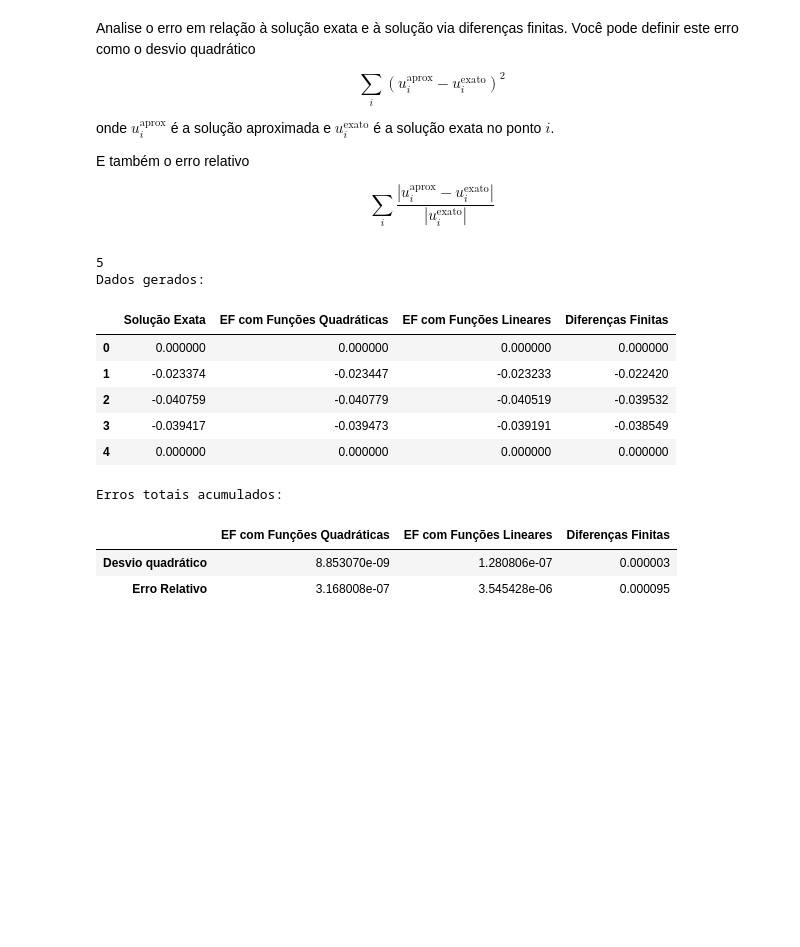
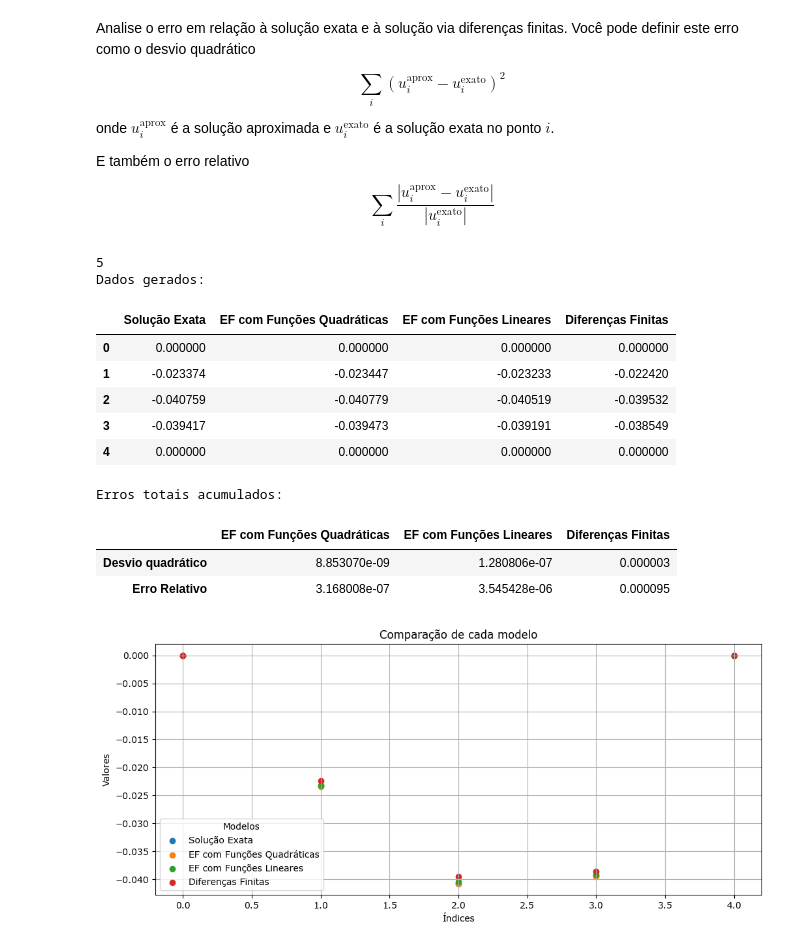
Before and after one commit to danttis/Finite-elements, a Jupyter notebook: Elementos Finitos.ipynb, the cells around one changed output. Drawn from its saved outputs; the diff is of its cells as text; code cells hidden in the pictures; blank space fills up the shorter version.

Commit message:
update plot

```diff
--- a/Elementos Finitos.ipynb
+++ b/Elementos Finitos.ipynb
@@ -513,31 +514,48 @@ def tablet(qtd):
 
     fig.update_layout(
         title='Comparação de cada modelo',
         xaxis_title='Índices',
         yaxis_title='Valores',
         legend=dict(
             title='Modelos'
         ),
         showlegend=True,
         xaxis=dict(showgrid=True),
         yaxis=dict(showgrid=True) ,
-        width=1200,  # Definindo a largura em pixels
+        width=1200,
         height=500
     )
 
     fig.show()
 
+    plt.figure(figsize=(12, 5))
+    for column in data_com.columns:
+        plt.scatter(data_com.index, data_com[column], label=column)
+
+    plt.title('Comparação de cada modelo')
+    plt.xlabel('Índices')
+    plt.ylabel('Valores')
+
+
+    plt.legend(title='Modelos')
+
+    plt.grid(True)
+
+
+    plt.show()
+
 tablet(qtd=4)
 # %% [output]
 5
 Dados gerados:
 |  | Solução Exata | EF com Funções Quadráticas | EF com Funções Lineares | Diferenças Finitas |
 | 0 | 0.000000 | 0.000000 | 0.000000 | 0.000000 |
 | 1 | -0.023374 | -0.023447 | -0.023233 | -0.022420 |
 | 2 | -0.040759 | -0.040779 | -0.040519 | -0.039532 |
 | 3 | -0.039417 | -0.039473 | -0.039191 | -0.038549 |
 | 4 | 0.000000 | 0.000000 | 0.000000 | 0.000000 |
 Erros totais acumulados:
 |  | EF com Funções Quadráticas | EF com Funções Lineares | Diferenças Finitas |
 | Desvio quadrático | 8.853070e-09 | 1.280806e-07 | 0.000003 |
 | Erro Relativo | 3.168008e-07 | 3.545428e-06 | 0.000095 |
+[figure, added]
```
Also changed, not shown: parts of 2 cells of this notebook.
